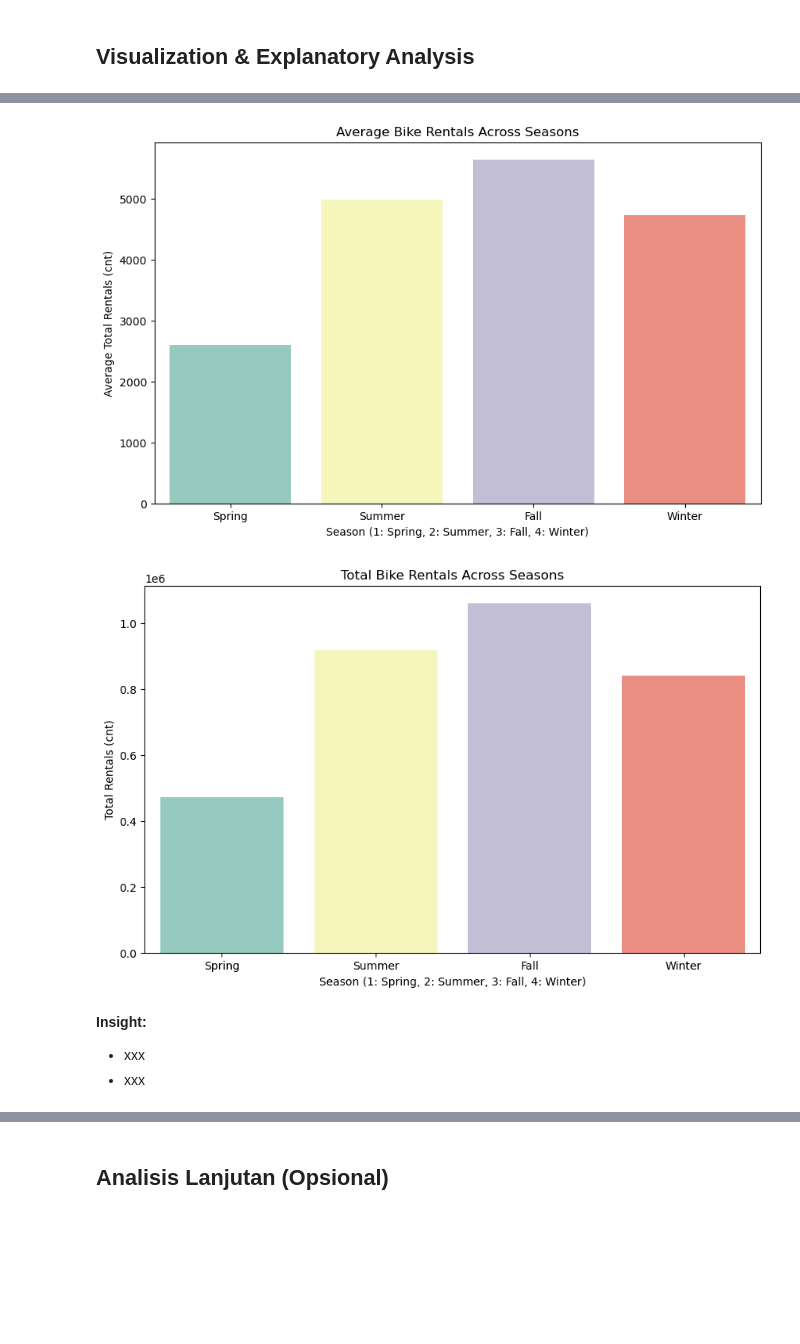
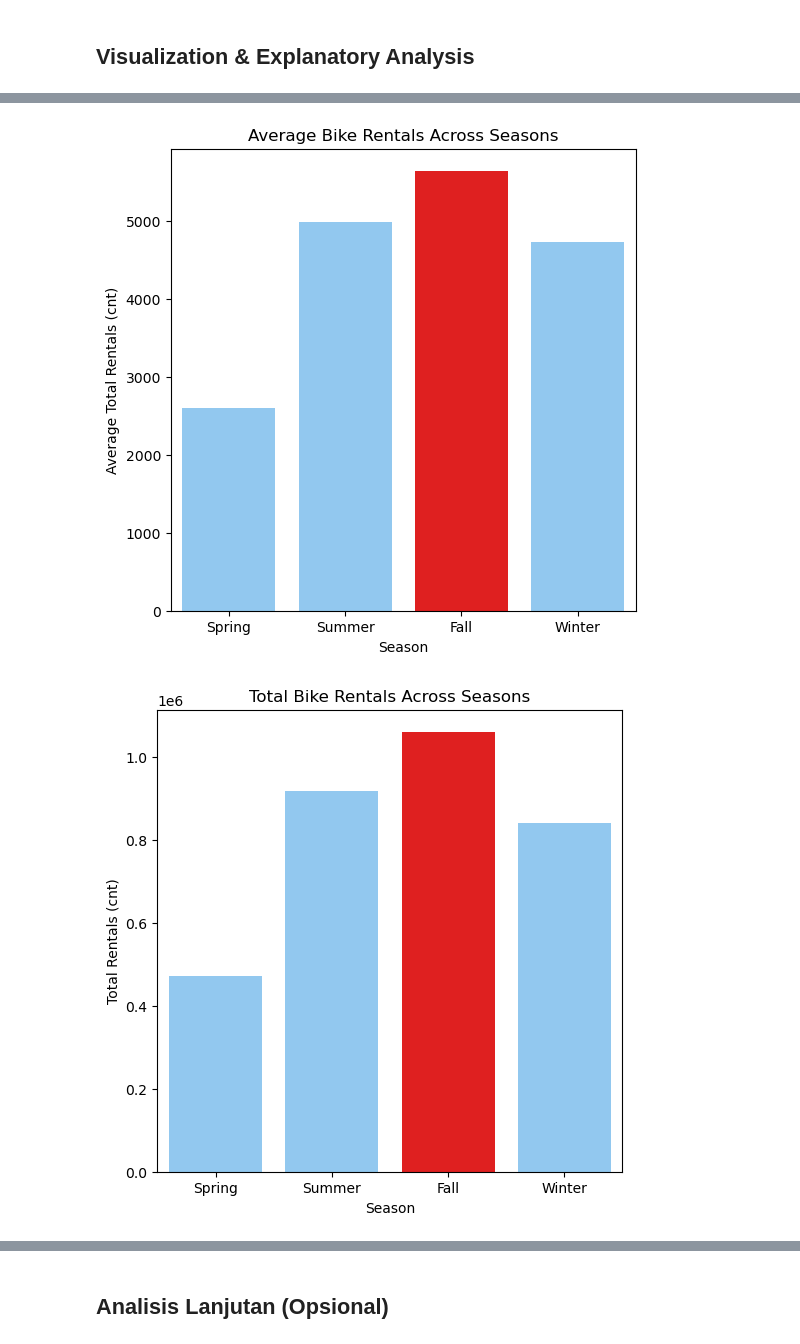
Before and after one commit to yudistiraadiyoga/submission, a Jupyter notebook: notebook.ipynb, the cells around one changed output, grey strips where cells are left out. Drawn from its saved outputs; the diff is of its cells as text; code cells hidden in the pictures; blank space fills up the shorter version.

```diff
--- a/notebook.ipynb
+++ b/notebook.ipynb
@@ -183,8 +163,10 @@ hour_df.describe()
 # %% [markdown]
 ### Cleaning Data
 # %%
-day_df.drop_duplicates(inplace=True)
-hour_df.drop_duplicates(inplace=True)
+if day_df.duplicated().sum() > 0:
+    day_df.drop_duplicates(inplace=True)
+if hour_df.duplicated().sum() > 0:
+    hour_df.drop_duplicates(inplace=True)
 # %%
 day_df['dteday'] = pd.to_datetime(day_df['dteday'])
 hour_df['dteday'] = pd.to_datetime(hour_df['dteday'])
@@ -290,24 +379,24 @@ plt.show()
 # %%
-plt.figure(figsize=(10, 6))
-sns.barplot(x='season', y='avg_total_rentals', data=season_stats, palette='Set3')
+max_bar = np.argmax(season_stats['avg_total_rentals'])
+colors = ['#FF0000' if i == max_bar else '#82CAFF' for i in range(len(season_stats))]
+plt.figure(figsize=(6, 6))
+sns.barplot(x='season', y='avg_total_rentals', data=season_stats, palette= colors)
 plt.title('Average Bike Rentals Across Seasons')
-plt.xlabel('Season (1: Spring, 2: Summer, 3: Fall, 4: Winter)')
+plt.xlabel('Season')
 plt.ylabel('Average Total Rentals (cnt)')
 plt.xticks(ticks=[0, 1, 2, 3], labels=['Spring', 'Summer', 'Fall', 'Winter'])
 plt.show()
 # %% [output]
-[figure, old version]
+[figure, new version]
 # %%
-plt.figure(figsize=(10, 6))
-sns.barplot(x='season', y='total_rentals', data=season_stats, palette='Set3')
+max_bar = np.argmax(season_stats['total_rentals'])
+colors = ['#FF0000' if i == max_bar else '#82CAFF' for i in range(len(season_stats))]
+plt.figure(figsize=(6, 6))
+sns.barplot(x='season', y='total_rentals', data=season_stats, palette=colors)
 plt.title('Total Bike Rentals Across Seasons')
-plt.xlabel('Season (1: Spring, 2: Summer, 3: Fall, 4: Winter)')
+plt.xlabel('Season')
 plt.ylabel('Total Rentals (cnt)')
 plt.xticks(ticks=[0, 1, 2, 3], labels=['Spring', 'Summer', 'Fall', 'Winter'])
 plt.show()
 # %% [output]
-[figure, old version]
+[figure, new version]
-# %% [markdown]
-**Insight:**
-- xxx
-- xxx
```
Also changed, not shown: parts of 37 cells of this notebook, 3 other files.
